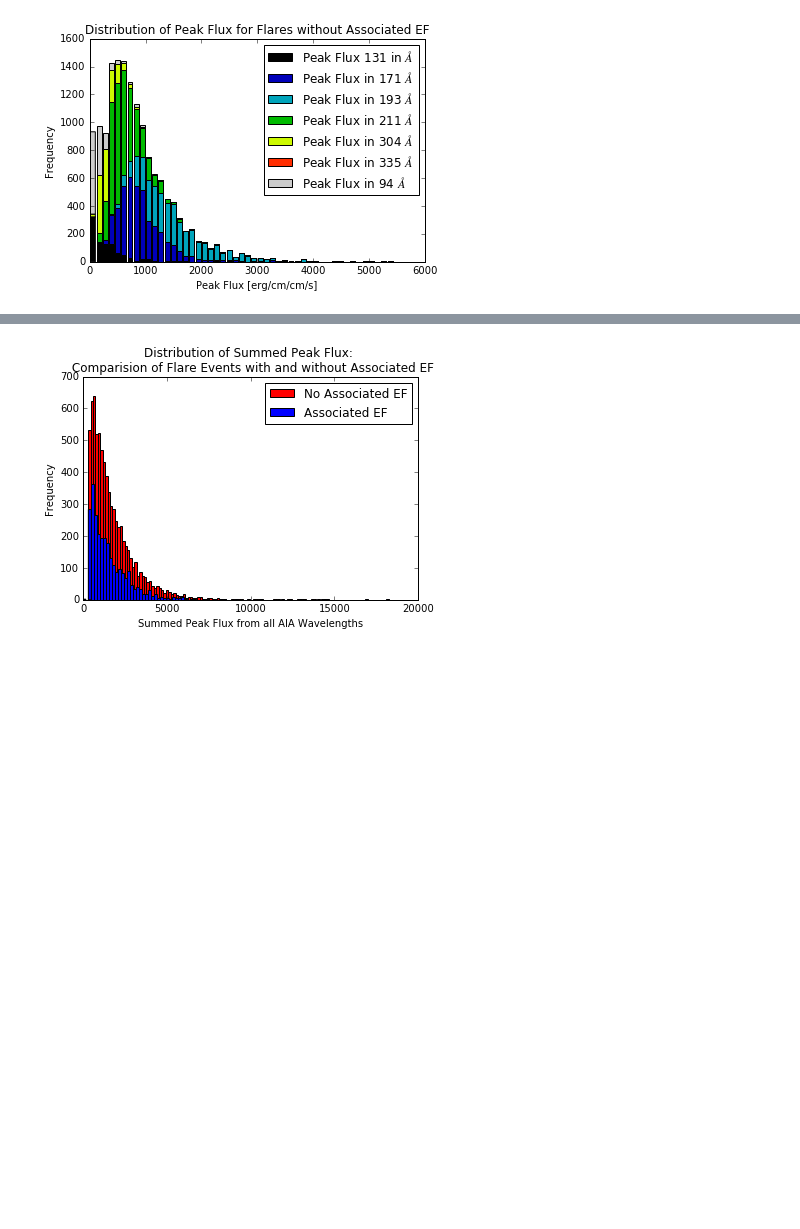
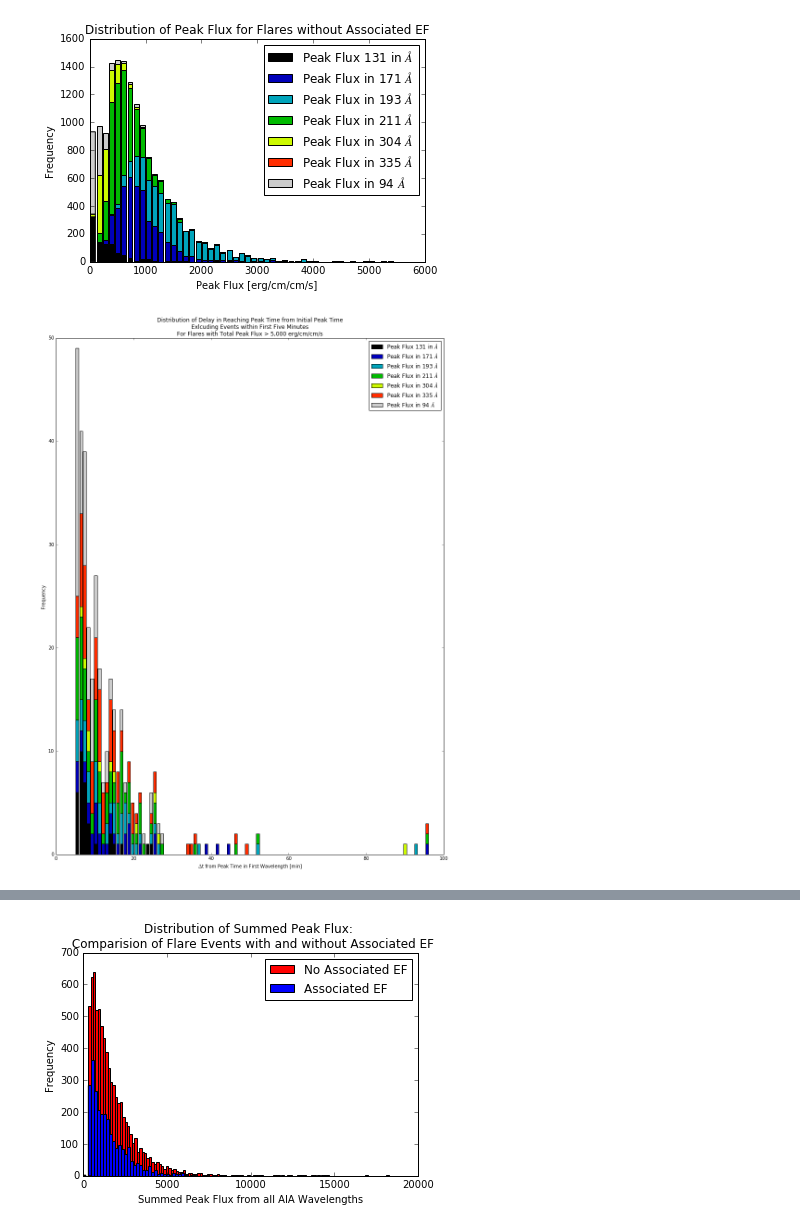
Before and after one commit to Nschanche/Flux_Emergence_and_flares, a Jupyter notebook: fluxing_flares.ipynb, the cells around one changed output, grey strips where cells are left out. Drawn from its saved outputs; the diff is of its cells as text; code cells hidden in the pictures; blank space fills up the shorter version.

```diff
--- a/fluxing_flares.ipynb
+++ b/fluxing_flares.ipynb
@@ -91,3 +91,5 @@ _ = plt.legend()
 # %% [output]
 [figure]
 [figure]
+# %%
+flare_new = pd.read_csv('flare_dataset_cleaned.csv', delimiter = ',', header = 0)
@@ -93,0 +171,20 @@ _ = plt.legend()
+# %%
+n =7
+
+plt.figure(figsize=(15,20))
+colormap = plt.cm.nipy_spectral
+plt.gca().set_color_cycle([colormap(i) for i in np.linspace(0, 0.9999, n)])
+
+label = [r'Peak Flux 131 in $\AA$',r'Peak Flux in 171 $\AA$',r'Peak Flux in 193 $\AA$', r'Peak Flux in 211 $\AA$',
+                                  r'Peak Flux in 304 $\AA$', r'Peak Flux in 335 $\AA$', r'Peak Flux in 94 $\AA$']
+
+_ = plt.hist(setOdiffs, bins = 100, stacked = True, range = (5, 100), label = label)
+_ = plt.title('''Distribution of Delay in Reaching Peak Time from Initial Peak Time
+Exlcuding Events within First Five Minutes
+For Flares with Total Peak Flux > 5,000 erg/cm/cm/s''')
+_ = plt.ylabel('Frequency')
+_ = plt.xlabel(r'$\Delta$t from Peak Time in First Wavelength [min]')
+_ = plt.legend()
+plt.savefig('histogram_peaktimes_delta_t_without_first_5_min.png')
+# %% [output]
+[figure, added]
```
Also changed, not shown: parts of 5 cells of this notebook, 3 other files.
